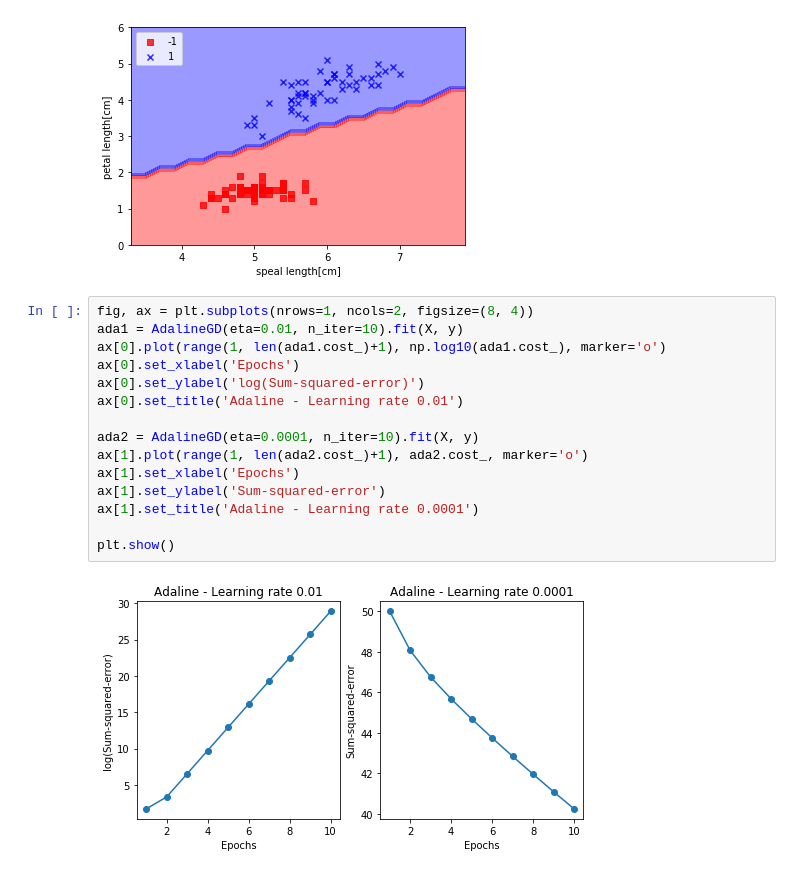
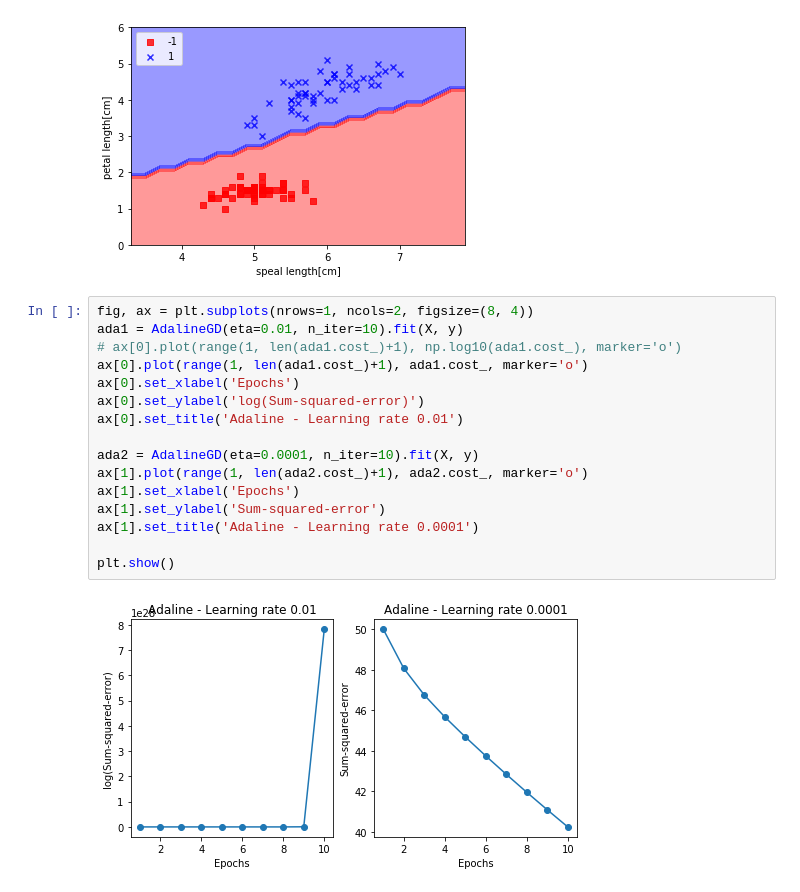
Before and after one commit to Lecern/MachineLearning, a Jupyter notebook: machineLearning.ipynb, the cells around one changed output. Cells and saved outputs as stored; diff of their text form.

```diff
--- a/machineLearning.ipynb
+++ b/machineLearning.ipynb
@@ -66,17 +66,18 @@ plt.show()
 # %%
 fig, ax = plt.subplots(nrows=1, ncols=2, figsize=(8, 4))
 ada1 = AdalineGD(eta=0.01, n_iter=10).fit(X, y)
-ax[0].plot(range(1, len(ada1.cost_)+1), np.log10(ada1.cost_), marker='o')
+# ax[0].plot(range(1, len(ada1.cost_)+1), np.log10(ada1.cost_), marker='o')
+ax[0].plot(range(1, len(ada1.cost_)+1), ada1.cost_, marker='o')
 ax[0].set_xlabel('Epochs')
 ax[0].set_ylabel('log(Sum-squared-error)')
 ax[0].set_title('Adaline - Learning rate 0.01')
 
 ada2 = AdalineGD(eta=0.0001, n_iter=10).fit(X, y)
 ax[1].plot(range(1, len(ada2.cost_)+1), ada2.cost_, marker='o')
 ax[1].set_xlabel('Epochs')
 ax[1].set_ylabel('Sum-squared-error')
 ax[1].set_title('Adaline - Learning rate 0.0001')
 
 plt.show()
 # %% [output]
-[figure, old version]
+[figure, new version]
```
Also changed, not shown: parts of 1 cell of this notebook.
